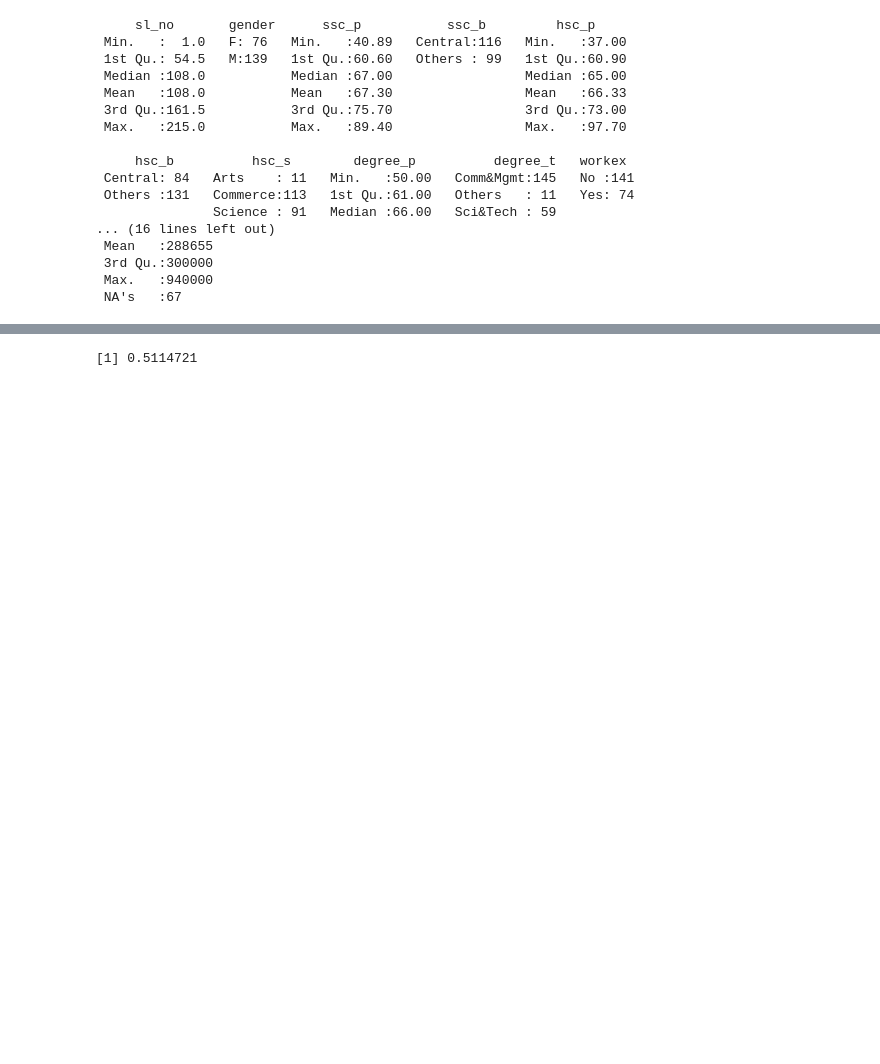
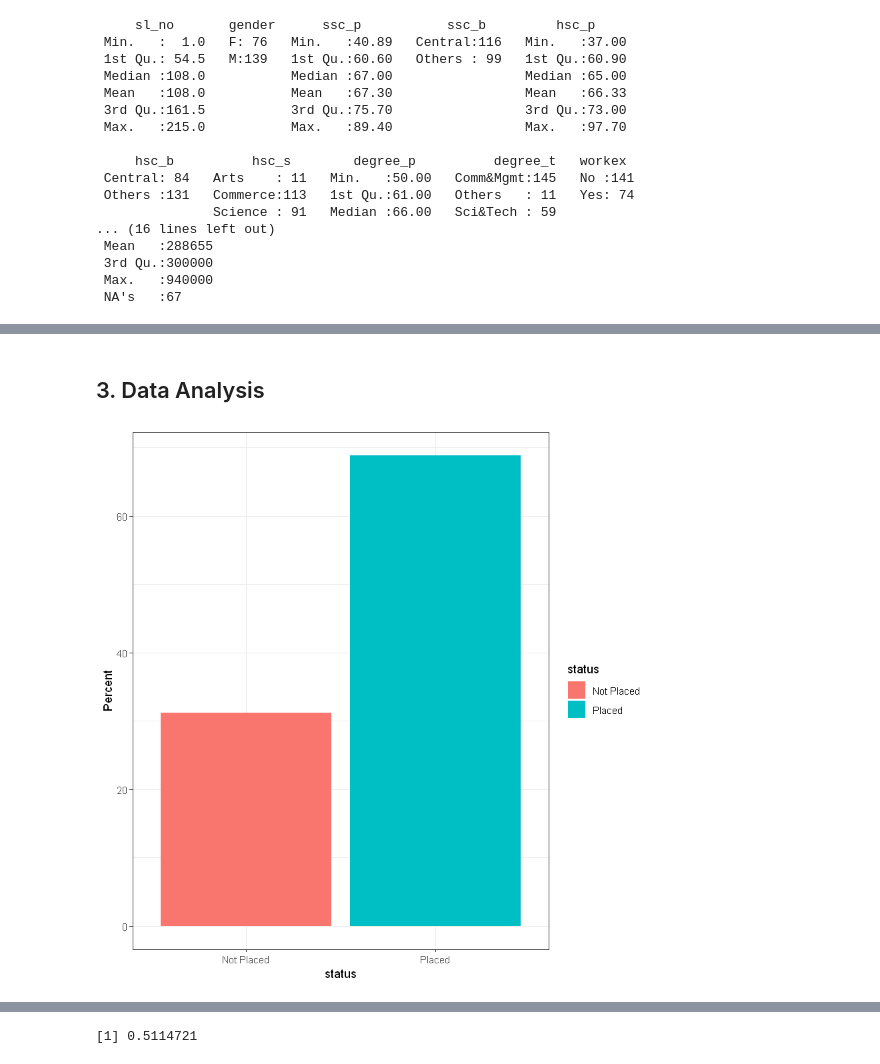
Before and after one commit to pedromvasconcelos/pbg-pmv, a Jupyter notebook: CA5/ca5_R_predictive_model.ipynb, the cells around one changed output, grey strips where cells are left out. Cells and saved outputs as stored; diff of their text form; code cells hidden in the pictures; blank space fills up the shorter version.

Commit message:
Organized with intro to Data Analysis completed

```diff
--- a/CA5/ca5_R_predictive_model.ipynb
+++ b/CA5/ca5_R_predictive_model.ipynb
@@ -29,8 +54,13 @@ The downloaded binary packages are in
 # %%
 library('funModeling')
-library('tidyverse')
 library('Hmisc')
 library('dummies')
 library('ROCR')
 library('corrplot')
 library('gmodels')
+library('ggvis')
+library('class')
+library('dummies')
+library('purrr')
+library('tidyr')
+data <- read.csv(('Placement_Data_Full_Class.csv'))
@@ -99,0 +148,6 @@ Warning message:
+# %%
+data = data[,!names(data) %in% 'sl_no']
+data = data[,!names(data) %in% 'salary']
+data[data==''] <- NA #To make sure missing data is NA
+
+head(data)
@@ -99,0 +162,9 @@ Warning message:
+# %% [markdown]
+## 3. Data Analysis <a id = "Data Analysis"></a>
+# %%
+theme_set(theme_bw())
+ggplot(data, aes(x = status, fill = status)) +
+  geom_bar(aes(y = ((..count..)/sum(..count..)) * 100)) +
+  ylab("Percent")
+# %% [output]
+[figure, added]
```
Also changed, not shown: parts of 22 cells of this notebook.
